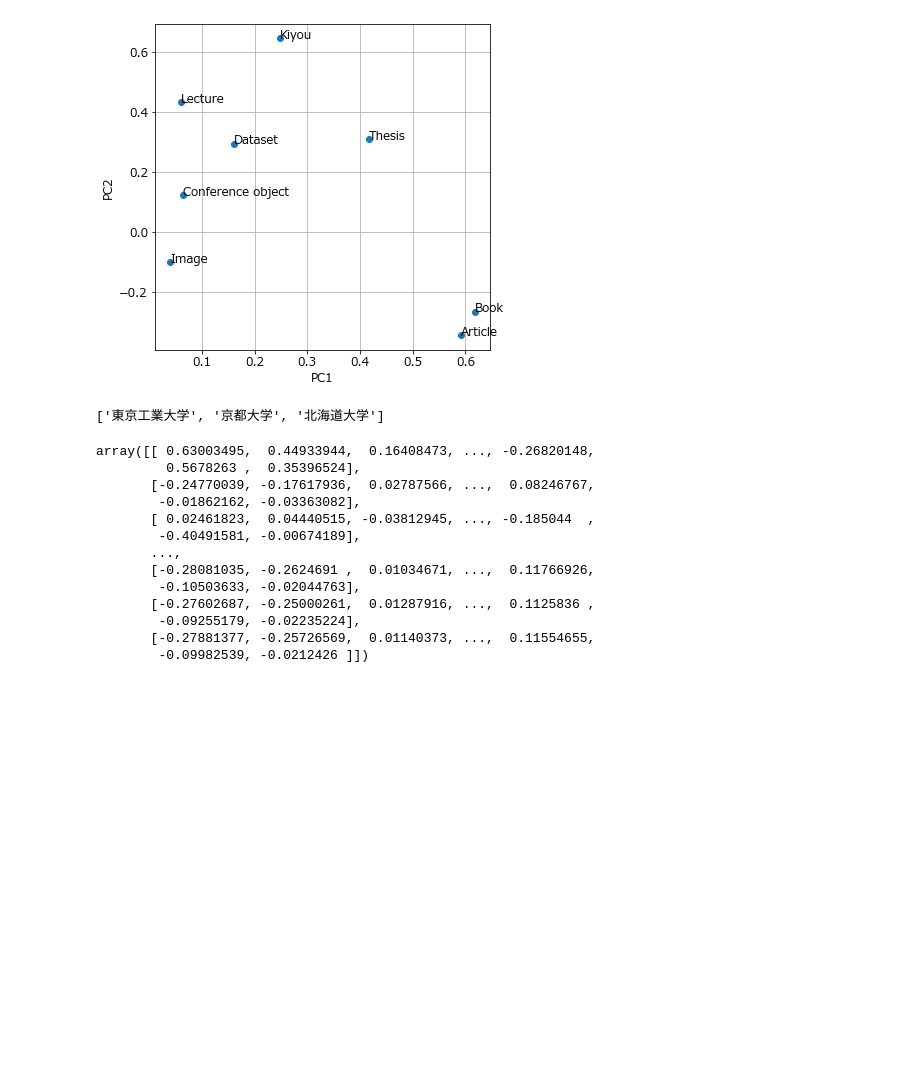
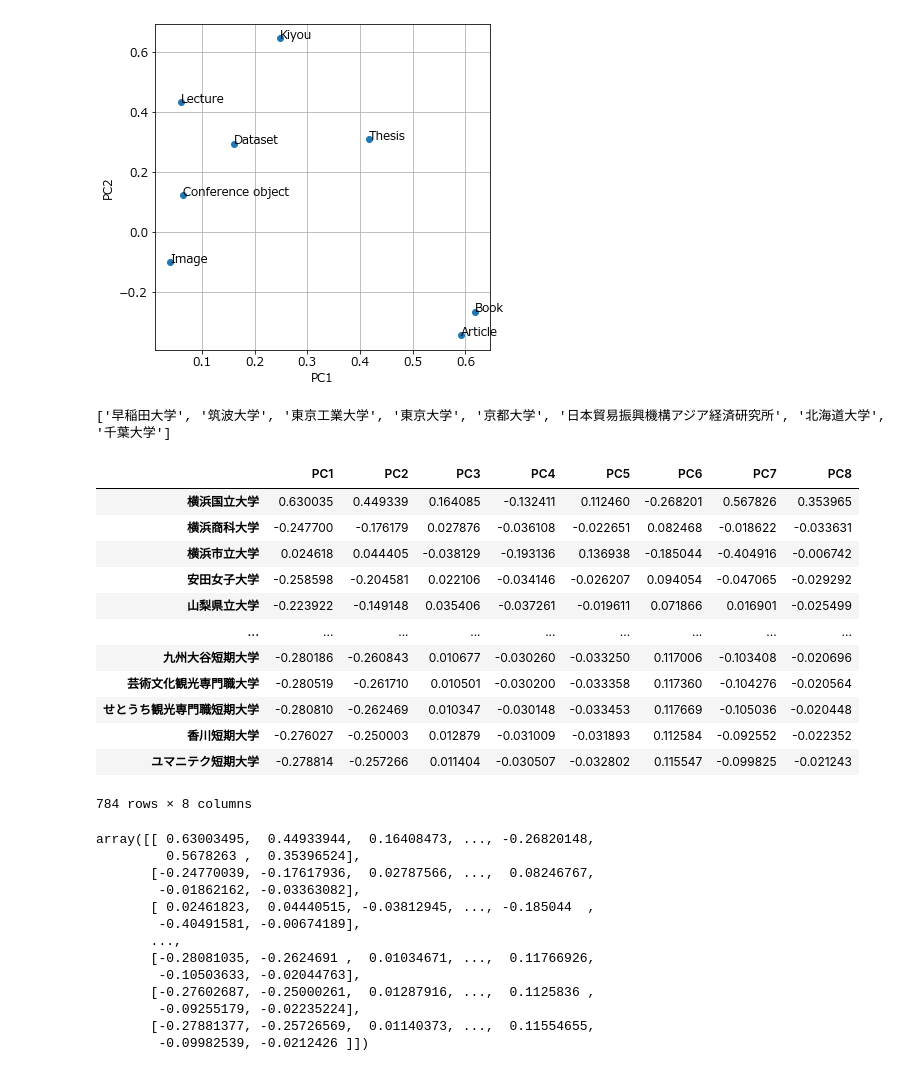
Before and after one commit to wonox/irdbscraping, a Jupyter notebook: irdb.ipynb, the cells around one changed output. Cells and saved outputs as stored; diff of their text form; code cells hidden in the pictures; blank space fills up the shorter version.

```diff
--- a/irdb.ipynb
+++ b/irdb.ipynb
@@ -774,12 +751,28 @@ PC8  0.030341  0.048783
 # pca_row2.shape
 # nd配列pca_rowをDataFrameにする
 pca_row_df = pd.DataFrame(pca_row, index= list(df2205_all_std.index), columns=["PC{}".format(x + 1)
-              for x in range(len(df2205_all_std.columns))])
-outlier = list(pca_row_df[pca_row_df[['PC1','PC2']] > 10].dropna(how='all').index)
+    for x in range(len(df2205_all_std.columns))])
+outlier = list(pca_row_df[pca_row_df[['PC1','PC2']] > 5].dropna(how='all').index)
 pca_row_df_o = pca_row_df.drop(outlier)
-outlier
+print(outlier)
 # %% [output]
-['東京工業大学', '京都大学', '北海道大学']
+['早稲田大学', '筑波大学', '東京工業大学', '東京大学', '京都大学', '日本貿易振興機構アジア経済研究所', '北海道大学', '千葉大学']
+# %%
+pca_row_df_o
+# %% [output]
+|  | PC1 | PC2 | PC3 | PC4 | PC5 | PC6 | PC7 | PC8 |
+| 横浜国立大学 | 0.630035 | 0.449339 | 0.164085 | -0.132411 | 0.112460 | -0.268201 | 0.567826 | 0.353965 |
+| 横浜商科大学 | -0.247700 | -0.176179 | 0.027876 | -0.036108 | -0.022651 | 0.082468 | -0.018622 | -0.033631 |
+| 横浜市立大学 | 0.024618 | 0.044405 | -0.038129 | -0.193136 | 0.136938 | -0.185044 | -0.404916 | -0.006742 |
+| 安田女子大学 | -0.258598 | -0.204581 | 0.022106 | -0.034146 | -0.026207 | 0.094054 | -0.047065 | -0.029292 |
+| 山梨県立大学 | -0.223922 | -0.149148 | 0.035406 | -0.037261 | -0.019611 | 0.071866 | 0.016901 | -0.025499 |
+| ... | ... | ... | ... | ... | ... | ... | ... | ... |
+| 九州大谷短期大学 | -0.280186 | -0.260843 | 0.010677 | -0.030260 | -0.033250 | 0.117006 | -0.103408 | -0.020696 |
+| 芸術文化観光専門職大学 | -0.280519 | -0.261710 | 0.010501 | -0.030200 | -0.033358 | 0.117360 | -0.104276 | -0.020564 |
+| せとうち観光専門職短期大学 | -0.280810 | -0.262469 | 0.010347 | -0.030148 | -0.033453 | 0.117669 | -0.105036 | -0.020448 |
+| 香川短期大学 | -0.276027 | -0.250003 | 0.012879 | -0.031009 | -0.031893 | 0.112584 | -0.092552 | -0.022352 |
+| ユマニテク短期大学 | -0.278814 | -0.257266 | 0.011404 | -0.030507 | -0.032802 | 0.115547 | -0.099825 | -0.021243 |
+784 rows × 8 columns
 # %%
 # pandas.DataFrameをNumPy配列ndarrayに変換
 pca_row_o = pca_row_df_o.to_numpy()
```
Also changed, not shown: parts of 30 cells of this notebook, 8 other files.
